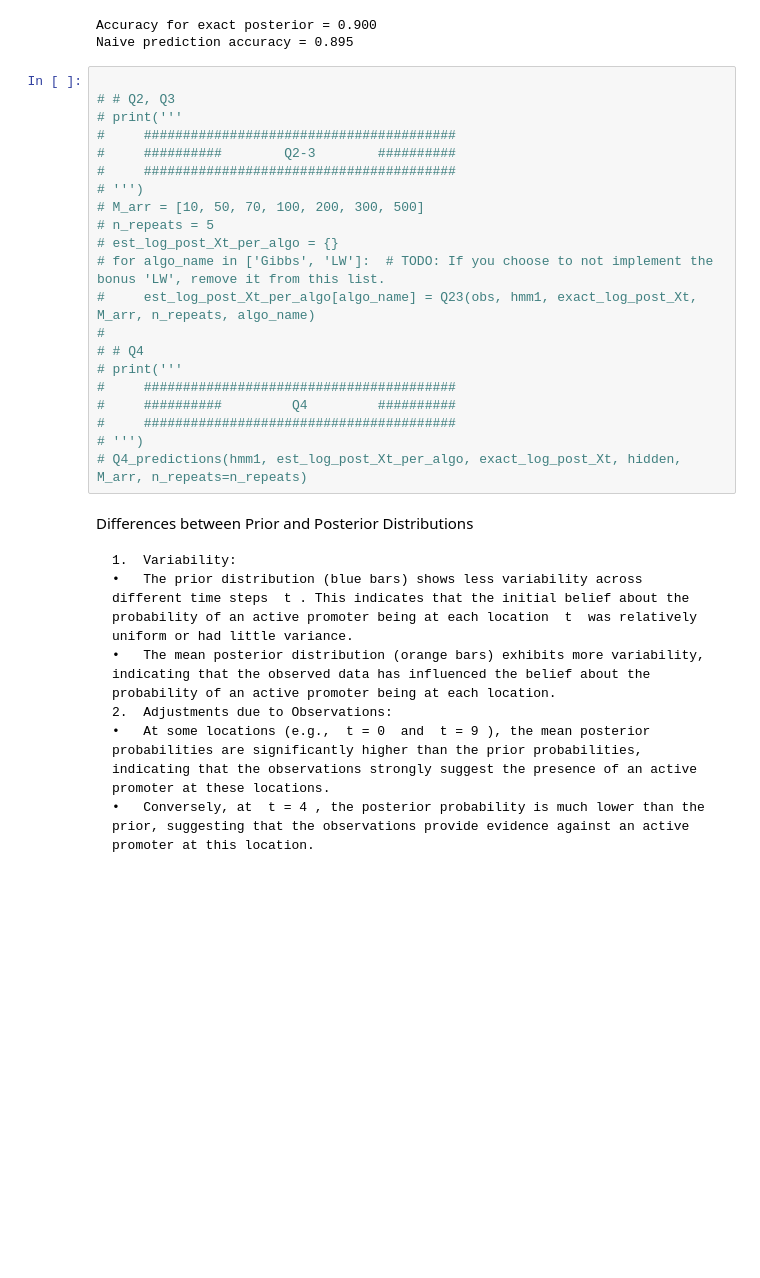
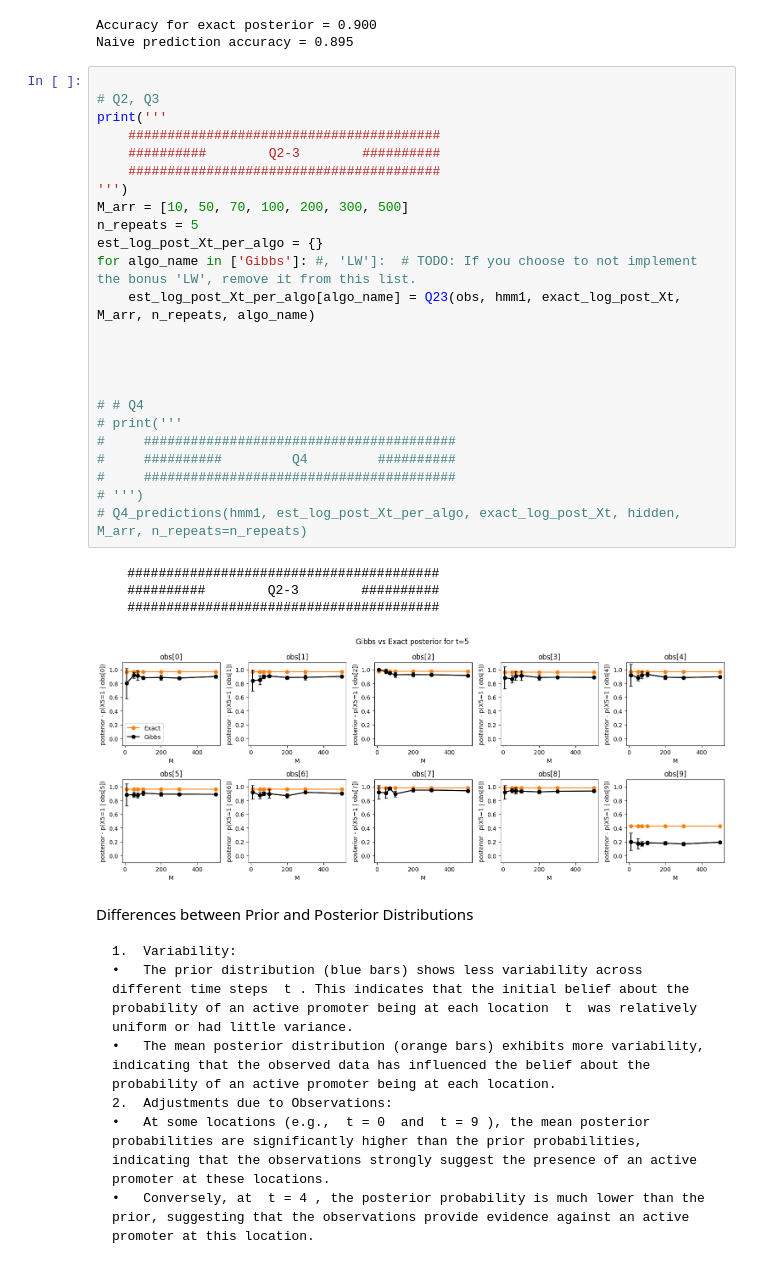
Before and after one commit to Hadartalisr/Probabilistic_Methods_In_AI, a Jupyter notebook: Project_2/proj2.ipynb, the cells around one changed output. Saved outputs shown, nothing was run; the diff lists cells and outputs as text; blank space fills up the shorter version.

```diff
--- a/Project_2/proj2.ipynb
+++ b/Project_2/proj2.ipynb
@@ -523,25 +588,33 @@ Accuracy for exact posterior = 0.900
 Naive prediction accuracy = 0.895
 # %%
 
-# # Q2, Q3
-# print('''
-#     ########################################
-#     ##########        Q2-3        ##########
-#     ########################################
-# ''')
-# M_arr = [10, 50, 70, 100, 200, 300, 500]
-# n_repeats = 5
-# est_log_post_Xt_per_algo = {}
-# for algo_name in ['Gibbs', 'LW']:  # TODO: If you choose to not implement the bonus 'LW', remove it from this list.
-#     est_log_post_Xt_per_algo[algo_name] = Q23(obs, hmm1, exact_log_post_Xt, M_arr, n_repeats, algo_name)
-#
+# Q2, Q3
+print('''
+    ########################################
+    ##########        Q2-3        ##########
+    ########################################
+''')
+M_arr = [10, 50, 70, 100, 200, 300, 500]
+n_repeats = 5
+est_log_post_Xt_per_algo = {}
+for algo_name in ['Gibbs']: #, 'LW']:  # TODO: If you choose to not implement the bonus 'LW', remove it from this list.
+    est_log_post_Xt_per_algo[algo_name] = Q23(obs, hmm1, exact_log_post_Xt, M_arr, n_repeats, algo_name)
+
+
+
+
 # # Q4
 # print('''
 #     ########################################
 #     ##########         Q4         ##########
 #     ########################################
 # ''')
 # Q4_predictions(hmm1, est_log_post_Xt_per_algo, exact_log_post_Xt, hidden, M_arr, n_repeats=n_repeats)
+# %% [output]
+    ########################################
+    ##########        Q2-3        ##########
+    ########################################
+[figure, added]
 # %% [markdown]
 Differences between Prior and Posterior Distributions
 
```
Also changed, not shown: parts of 2 cells of this notebook, 2 other files.
